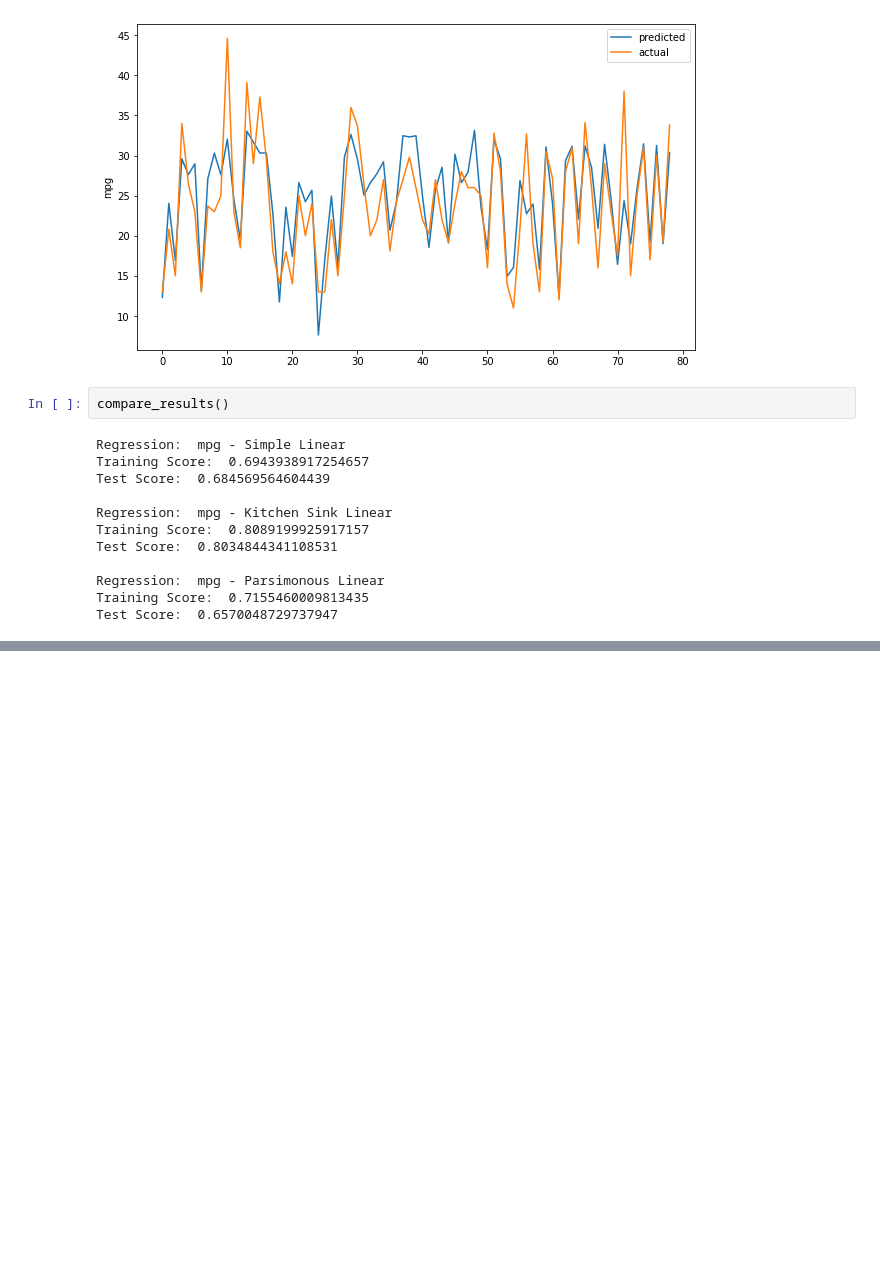
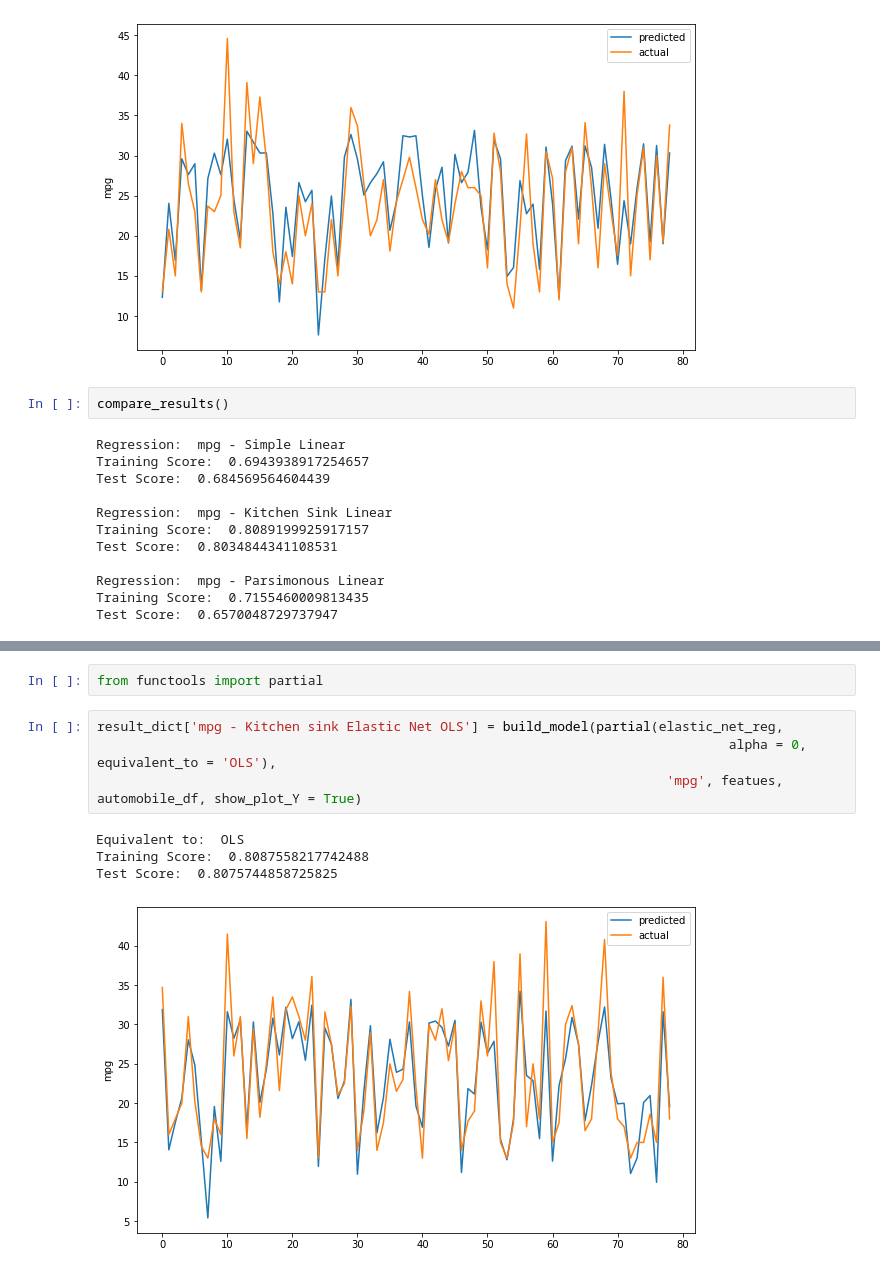
Before and after one commit to heebyyy/Regression_Model_With_Scikit_Learn, a Jupyter notebook: RegularizedRegressionModel.ipynb, the cells around one changed output, grey strips where cells are left out. Drawn from its saved outputs; the diff is of its cells as text; blank space fills up the shorter version.

```diff
--- a/RegularizedRegressionModel.ipynb
+++ b/RegularizedRegressionModel.ipynb
@@ -124,0 +189,11 @@ Test Score:  0.6570048729737947
+# %%
+from functools import partial
+# %%
+result_dict['mpg - Kitchen sink Elastic Net OLS'] = build_model(partial(elastic_net_reg,
+                                                                                 alpha = 0, equivalent_to = 'OLS'),
+                                                                         'mpg', featues, automobile_df, show_plot_Y = True)
+# %% [output]
+Equivalent to:  OLS
+Training Score:  0.8087558217742488
+Test Score:  0.8075744858725825
+[figure, added]
```
Also changed, not shown: parts of 14 cells of this notebook.
